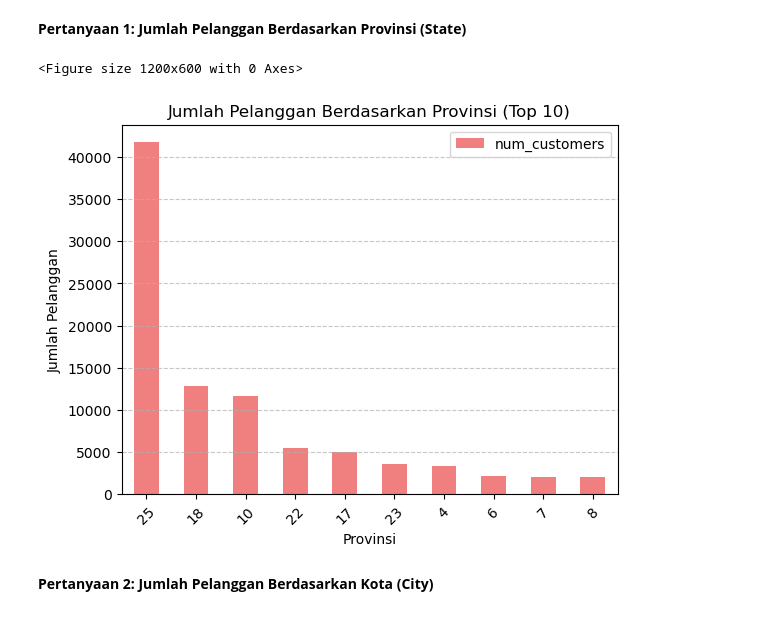
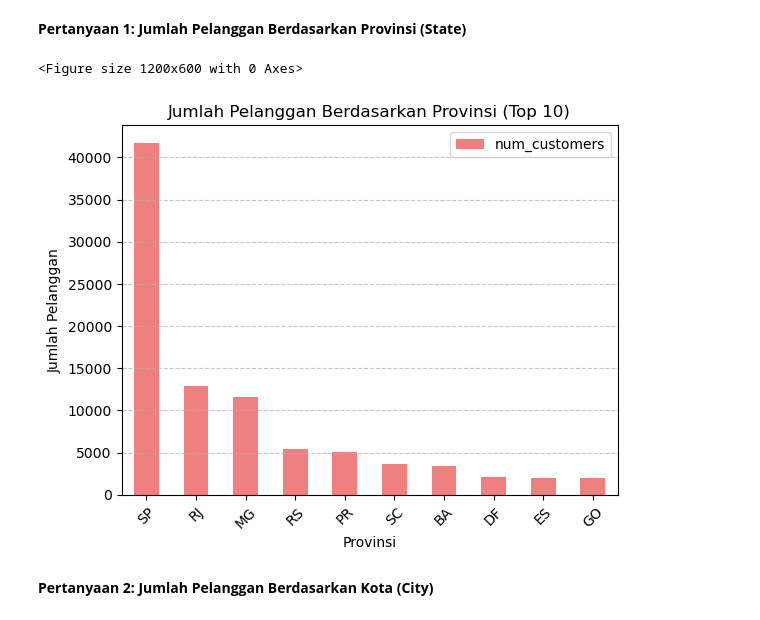
Before and after one commit to charlospurba/Project_Analisis_Data, a Jupyter notebook: notebook.ipynb, the cells around one changed output. Cells and saved outputs as stored; diff of their text form; code cells hidden in the pictures.

```diff
--- a/notebook.ipynb
+++ b/notebook.ipynb
@@ -175,17 +175,20 @@ average_by_state.head()
 # %% [markdown]
 **Pertanyaan 1: Jumlah Pelanggan Berdasarkan Provinsi (State)**
 # %%
+average_by_state = customers_df.groupby('customer_state').agg({'customer_id': 'count'}).reset_index()
+average_by_state.rename(columns={'customer_id': 'num_customers'}, inplace=True)
+
 plt.figure(figsize=(12, 6))
-average_by_state.sort_values('num_customers', ascending=False).head(10).plot(kind='bar', color='lightcoral')
+average_by_state.sort_values('num_customers', ascending=False).head(10).plot(kind='bar', x='customer_state', y='num_customers', color='lightcoral')
 plt.title('Jumlah Pelanggan Berdasarkan Provinsi (Top 10)')
 plt.xlabel('Provinsi')
 plt.ylabel('Jumlah Pelanggan')
 plt.xticks(rotation=45)
 plt.grid(axis='y', linestyle='--', alpha=0.7)
 plt.show()
 # %% [output]
 <Figure size 1200x600 with 0 Axes>
-[figure, old version]
+[figure, new version]
 # %% [markdown]
 **Pertanyaan 2: Jumlah Pelanggan Berdasarkan Kota (City)**
 # %%
```
